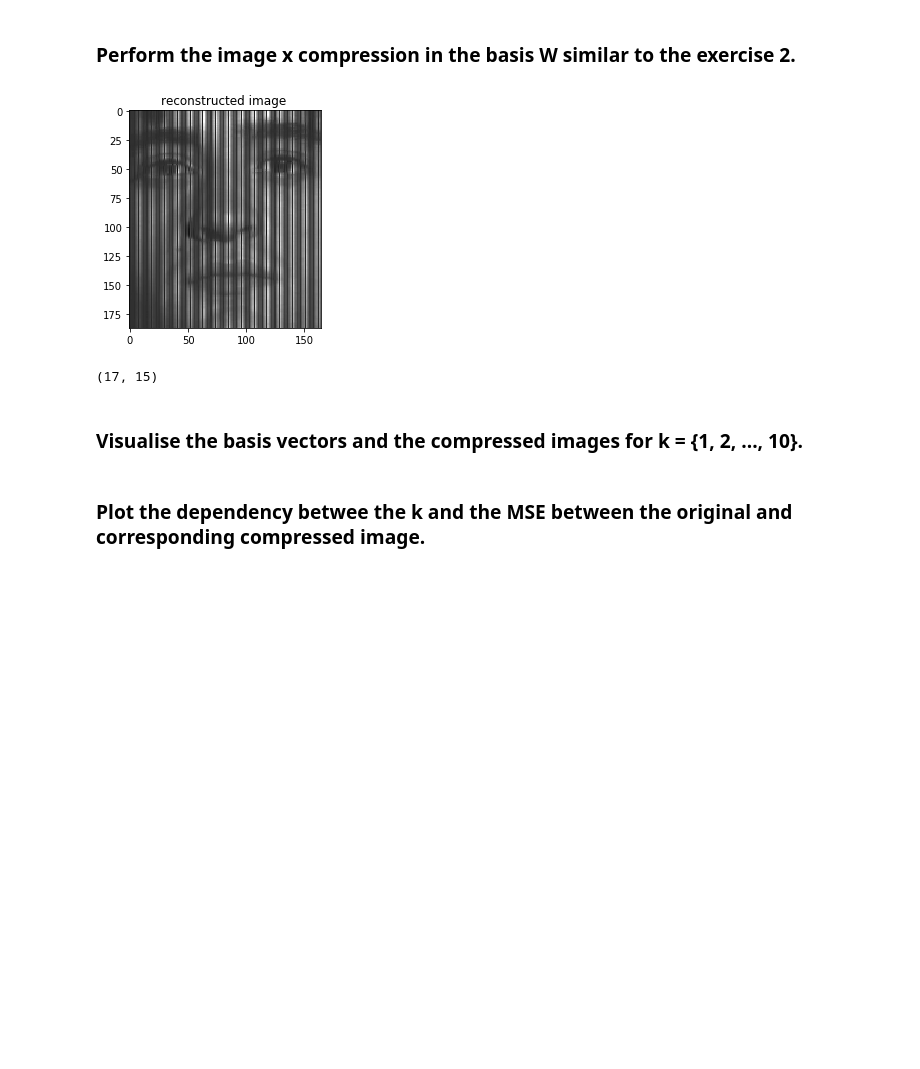
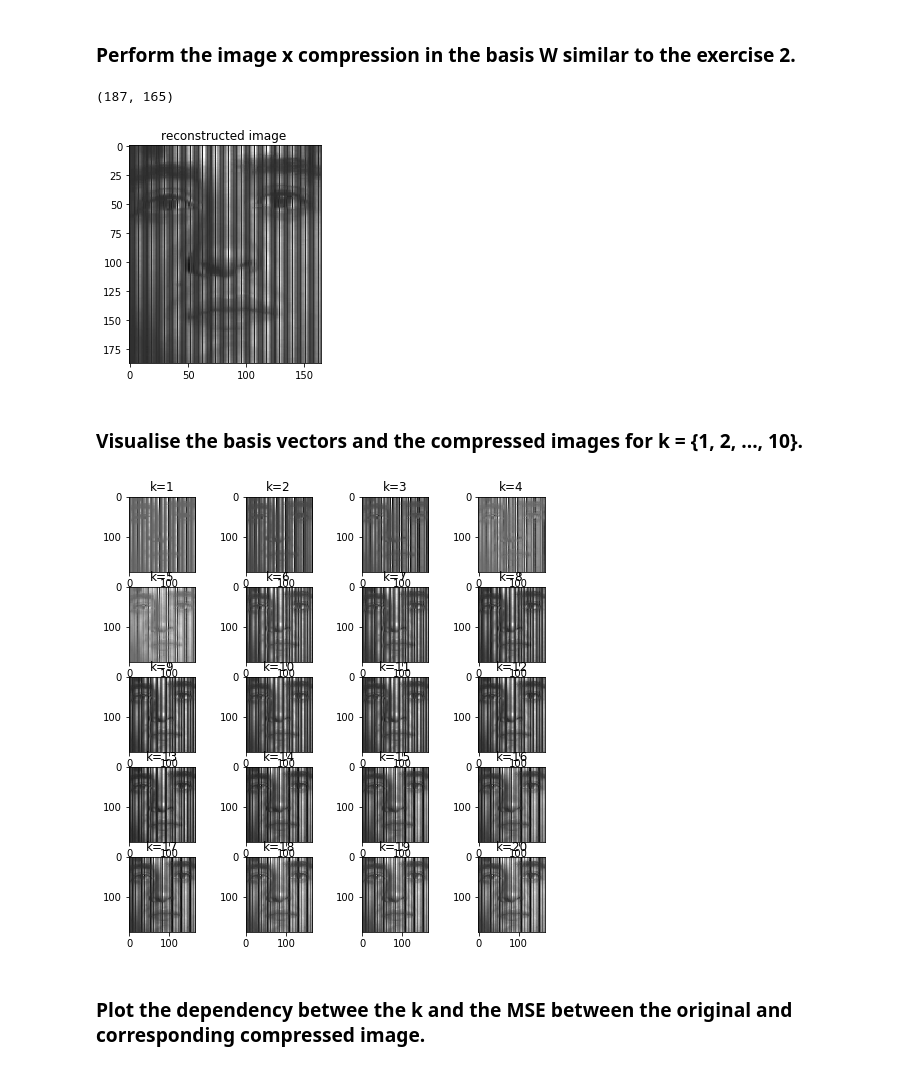
Before and after one commit to partizanos/advanced_image_processing, a Jupyter notebook: AIP_TP5.ipynb, the cells around one changed output. Cells and saved outputs as stored; diff of their text form; code cells hidden in the pictures; blank space fills up the shorter version.

```diff
--- a/AIP_TP5.ipynb
+++ b/AIP_TP5.ipynb
@@ -272,30 +272,36 @@ lenY = int(cr_img.shape[1] /block_size)
 all_blocks = all_blocks.reshape((lenX,lenY, block_size, block_size ))
 
 img = all_blocks.reshape((lenX*block_size,lenY*block_size ))
+
+print(img.shape)
 plt.imshow(img, cmap = "gray"); plt.title("reconstructed image ");  plt.show()
-lenX,lenY
 # %% [output]
+(187, 165)
 [figure]
-(17, 15)
 # %% [markdown]
 ### Visualise the basis vectors and the compressed images for k = {1, 2, ..., 10}.
 # %%
 fig=plt.figure(figsize=(8, 8))
 columns = 4
 rows = 5
 k=1
 for i in range(1, columns*rows +1):
     fig.add_subplot(rows, columns, i)
     all_blocks=[]
-    for block in cr_img_blocks:
+
+    for index,block in enumerate(cr_img_blocks):
       block_compressed = compression_2(block, W, k)
       all_blocks.append(block_compressed)
+    all_blocks= np.array(all_blocks)
     all_blocks = all_blocks.reshape((lenX,lenY, block_size, block_size ))
-    reconst_matrix = compression_2(img, W, k)
-    plt.imshow(reconst_matrix.transpose(), "gray")
+    img = all_blocks.reshape((lenX*block_size,lenY*block_size ))
+
+    plt.imshow(img, "gray")
     plt.title("k="+str(k))
     k+= 1
 
 plt.show()
+# %% [output]
+[figure, added]
 # %% [markdown]
 ### Plot the dependency betwee the k and the MSE between the original and corresponding compressed image.
```
Also changed, not shown: parts of 4 cells of this notebook.
